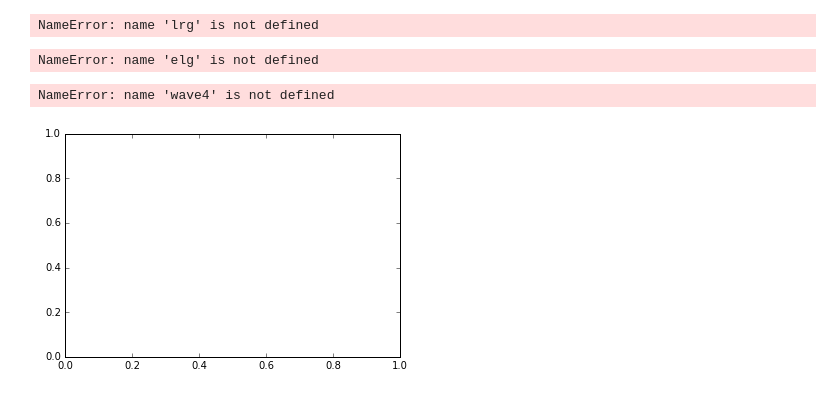
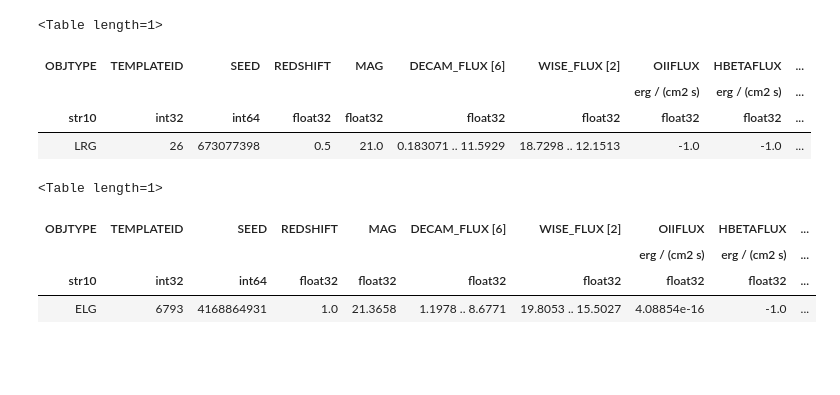
Before and after one commit to moustakas/siena-astrophysics, a Jupyter notebook: research/desilens/desilens.ipynb, the cells around one changed output. Drawn from its saved outputs; the diff is of its cells as text; code cells hidden in the pictures; blank space fills up the shorter version.

```diff
--- a/research/desilens/desilens.ipynb
+++ b/research/desilens/desilens.ipynb
@@ -95,18 +13,0 @@ NameError: name 'wave4' is not defined
-# %%
-lflux5, _, lmeta5 = lrg.make_templates(nmodel=1, redshift=0.5, nocolorcuts=True, mag=[21.2])
-# %% [output]
-NameError: name 'lrg' is not defined
-# %%
-eflux5, wave5, emeta5 = elg.make_templates(nmodel=1, redshift=0.5, nocolorcuts=True,  mag=[23.0])
-# %% [output]
-NameError: name 'elg' is not defined
-# %%
-fig, ax = plt.subplots()
-ax.plot(wave4, eflux4[0, :] + lflux3[0, :], color='k', label="Composit")
-ax.plot(wave4, lflux4[0, :], color='orange', label="LRG")
-ax.plot(wave4, eflux4[0, :], color='cyan', label="ELG")
-plt.legend(loc="best")
-plt.ylim(0, 2E-17)
-# %% [output]
-NameError: name 'wave4' is not defined
-[figure, removed]
@@ -112,0 +17,19 @@ NameError: name 'wave4' is not defined
+# %%
+#LRG template spectra
+lflux_S, _, lmeta_S = lrg.make_templates(nmodel=1, nocolorcuts=True, redshift=[0.5], mag=[21])
+# %%
+lmeta_S
+# %% [output]
+<Table length=1>
+| OBJTYPE | TEMPLATEID | SEED | REDSHIFT | MAG | DECAM_FLUX [6] | WISE_FLUX [2] | OIIFLUX | HBETAFLUX | ... |
+|  |  |  |  |  |  |  | erg / (cm2 s) | erg / (cm2 s) | ... |
+| str10 | int32 | int64 | float32 | float32 | float32 | float32 | float32 | float32 | ... |
+| LRG | 26 | 673077398 | 0.5 | 21.0 | 0.183071 .. 11.5929 | 18.7298 .. 12.1513 | -1.0 | -1.0 | ... |
+# %%
+emeta_S
+# %% [output]
+<Table length=1>
+| OBJTYPE | TEMPLATEID | SEED | REDSHIFT | MAG | DECAM_FLUX [6] | WISE_FLUX [2] | OIIFLUX | HBETAFLUX | ... |
+|  |  |  |  |  |  |  | erg / (cm2 s) | erg / (cm2 s) | ... |
+| str10 | int32 | int64 | float32 | float32 | float32 | float32 | float32 | float32 | ... |
+| ELG | 6793 | 4168864931 | 1.0 | 21.3658 | 1.1978 .. 8.6771 | 19.8053 .. 15.5027 | 4.08854e-16 | -1.0 | ... |
```
Also changed, not shown: parts of 31 cells of this notebook.
